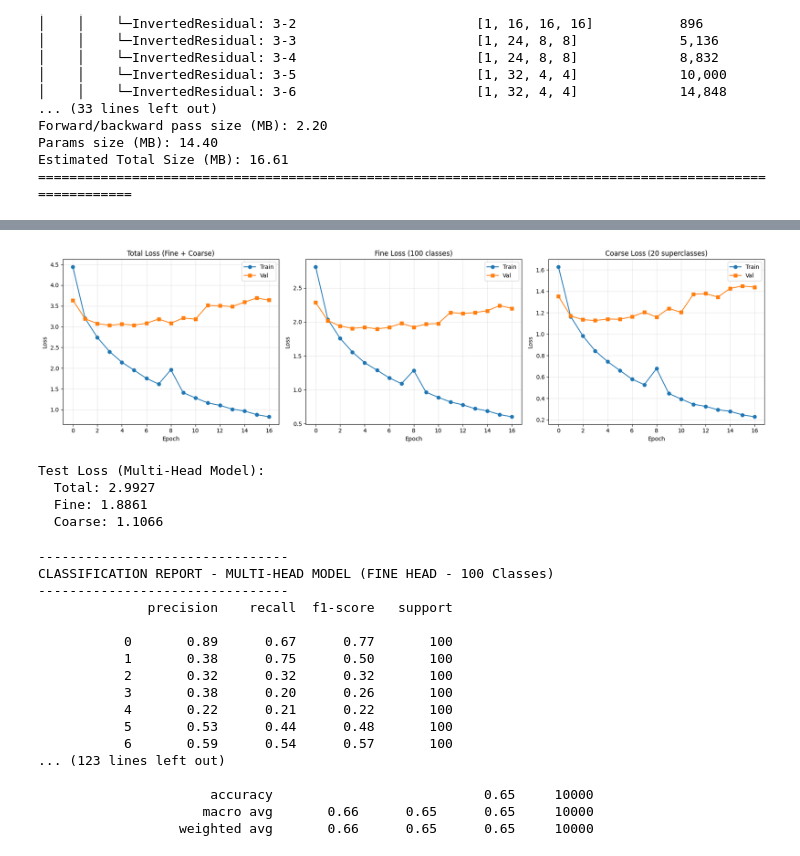
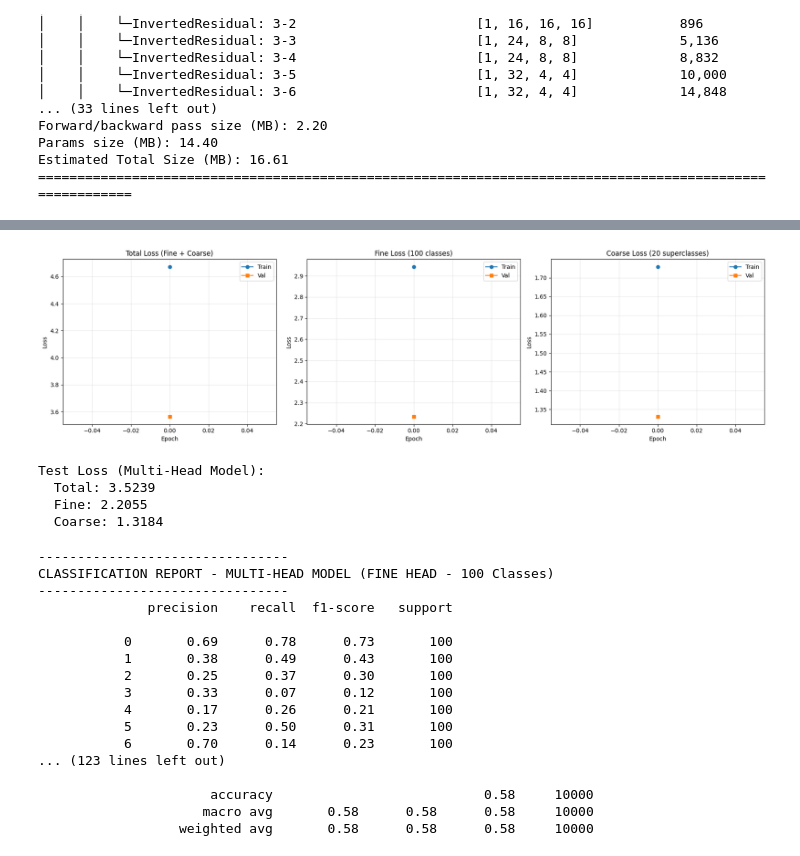
Before and after one commit to oliveirasWell/ufms-redes-neurais-2025, a Jupyter notebook: cifar100.ipynb, the cells around one changed output, grey strips where cells are left out. Cells and saved outputs as stored; diff of their text form; code cells hidden in the pictures.

```diff
--- a/cifar100.ipynb
+++ b/cifar100.ipynb
@@ -1,21 +1,35 @@
 # %% [markdown]
 # CIFAR-100 CNN  Multihead Classification
 # %%
-from torchvision.models import mobilenet_v2
+from torchvision.models import (
+    mobilenet_v2, mobilenet_v3_small,
+    efficientnet_b0, shufflenet_v2_x0_5
+)
 
 def create_backbone():
-    return mobilenet_v2(pretrained=True)
+    model_map = {
+        "mobilenet_v2": mobilenet_v2(weights='IMAGENET1K_V2'),
+        "mobilenet_v3_small": mobilenet_v3_small(weights='IMAGENET1K_V1'),
+        "efficientnet_b0": efficientnet_b0(weights='IMAGENET1K_V1'),
+        "shufflenet_v2_x0_5": shufflenet_v2_x0_5(weights='IMAGENET1K_V1')
+    }
 
-NUM_EPOCHS = 100
-PATIENCE = 13
+    return model_map[BACKBONE_NAME]
+
+BACKBONE_NAME = "mobilenet_v2"
+NUM_EPOCHS = 1
+PATIENCE = 1
 
 TRAIN_SPLIT_RATIO = 0.8
 
 BATCH_SIZE = 256
 LEARNING_RATE = 0.001
+WEIGHT_DECAY = 0.01  # Para AdamW - ajuda a reduzir overfitting
 NUM_WORKERS = 4
 
 RANDOM_SEED = 42
+# %%
+final_report_filepath = "final_report.png"
 # %%
 import re
 
@@ -424,7 +438,7 @@ Test (10000 samples):
 [figure]
 # %%
 history = {'train_loss': [], 'val_loss': []}
-optimizer = torch.optim.Adam(model.parameters(), lr=LEARNING_RATE)
+optimizer = torch.optim.AdamW(model.parameters(), lr=LEARNING_RATE, weight_decay=WEIGHT_DECAY)
 cross_entropy_loss = nn.CrossEntropyLoss()
 num_epochs = NUM_EPOCHS
 
@@ -938,34 +915,43 @@ def plot_multihead_training_history(history, figsize=(18, 5)):
 
     axes[0].plot(history['train_loss'], label='Train', marker='o')
     axes[0].plot(history['val_loss'], label='Val', marker='s')
     axes[0].set_xlabel('Epoch')
     axes[0].set_ylabel('Loss')
     axes[0].set_title('Total Loss (Fine + Coarse)')
     axes[0].legend()
     axes[0].grid(True, alpha=0.3)
 
     axes[1].plot(history['train_loss_fine'], label='Train', marker='o')
     axes[1].plot(history['val_loss_fine'], label='Val', marker='s')
     axes[1].set_xlabel('Epoch')
     axes[1].set_ylabel('Loss')
     axes[1].set_title('Fine Loss (100 classes)')
     axes[1].legend()
     axes[1].grid(True, alpha=0.3)
 
     axes[2].plot(history['train_loss_coarse'], label='Train', marker='o')
     axes[2].plot(history['val_loss_coarse'], label='Val', marker='s')
     axes[2].set_xlabel('Epoch')
     axes[2].set_ylabel('Loss')
     axes[2].set_title('Coarse Loss (20 superclasses)')
     axes[2].legend()
     axes[2].grid(True, alpha=0.3)
 
     plt.tight_layout()
+    fig.savefig(
+        final_report_filepath,
+        dpi=300,
+        bbox_inches='tight',
+        pad_inches=0,
+        format='png',
+        transparent=False
+    )
     plt.show()
+    plt.close()
 
 plot_multihead_training_history(history_multihead)
 # %% [output]
-[figure, old version]
+[figure, new version]
 # %%
 load_best_model(model_multihead, 'best_multihead_model.pth', device)
 
@@ -1008,9 +994,9 @@ print(f"  Fine: {test_loss_fine / len(test_loader):.4f}")
 print(f"  Coarse: {test_loss_coarse / len(test_loader):.4f}")
 # %% [output]
 Test Loss (Multi-Head Model):
-  Total: 2.9927
-  Fine: 1.8861
-  Coarse: 1.1066
+  Total: 3.5239
+  Fine: 2.2055
+  Coarse: 1.3184
 # %%
 print("--------------------------------")
 print("CLASSIFICATION REPORT - MULTI-HEAD MODEL (FINE HEAD - 100 Classes)")
@@ -1027,18 +1013,18 @@ CLASSIFICATION REPORT - MULTI-HEAD MODEL (FINE HEAD - 100 Classes)
 --------------------------------
               precision    recall  f1-score   support
 
-           0       0.89      0.67      0.77       100
-           1       0.38      0.75      0.50       100
-           2       0.32      0.32      0.32       100
-           3       0.38      0.20      0.26       100
-           4       0.22      0.21      0.22       100
-           5       0.53      0.44      0.48       100
-           6       0.59      0.54      0.57       100
+           0       0.69      0.78      0.73       100
+           1       0.38      0.49      0.43       100
+           2       0.25      0.37      0.30       100
+           3       0.33      0.07      0.12       100
+           4       0.17      0.26      0.21       100
+           5       0.23      0.50      0.31       100
+           6       0.70      0.14      0.23       100
 ... (123 lines left out)
 
-                      accuracy                           0.65     10000
-                     macro avg       0.66      0.65      0.65     10000
-                  weighted avg       0.66      0.65      0.65     10000
+                      accuracy                           0.58     10000
+                     macro avg       0.58      0.58      0.58     10000
+                  weighted avg       0.58      0.58      0.58     10000
 # %%
 cm_fine_mh = plot_confusion_matrix(
     y_true=all_targets_fine_mh,
```
Also changed, not shown: parts of 16 cells of this notebook, 2 other files.
